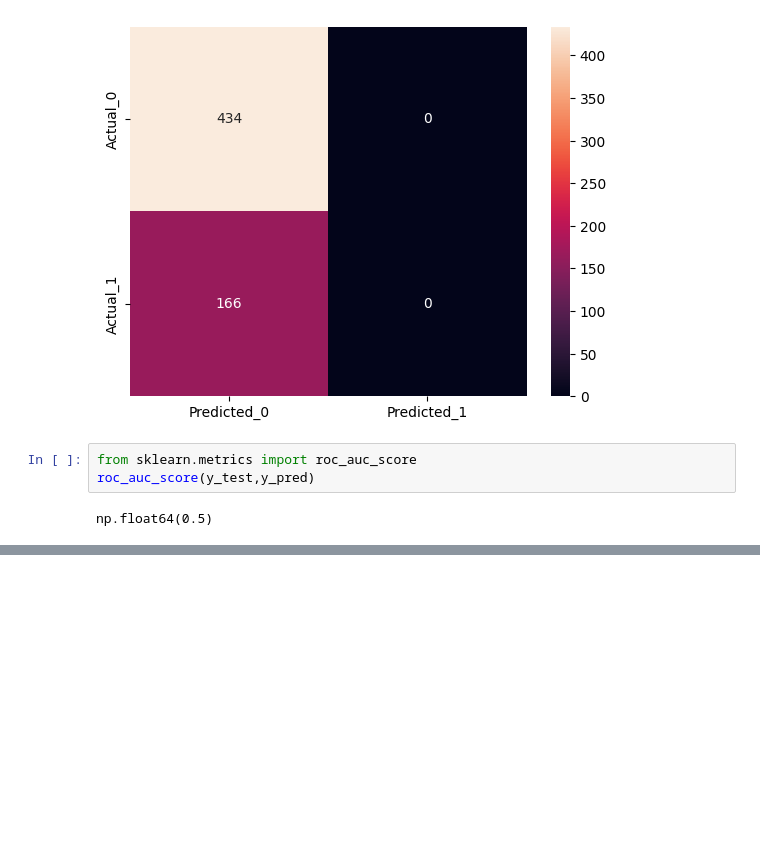
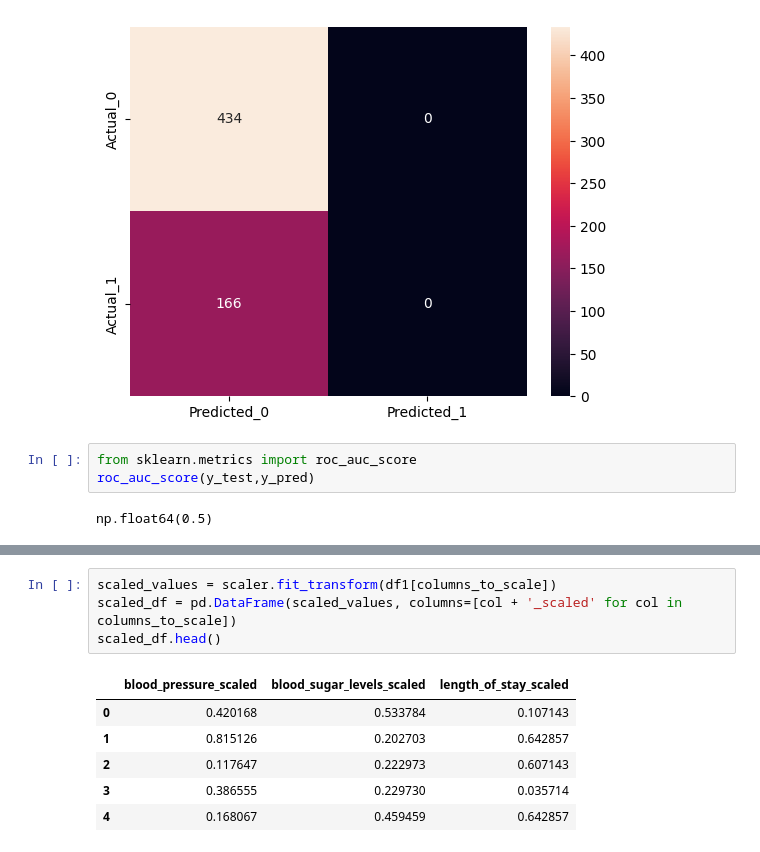
Before and after one commit to SibusisoTL/healthcare_startup_hospital_visits, a Jupyter notebook: hospitalvisits.ipynb, the cells around one changed output, grey strips where cells are left out. Cells and saved outputs as stored; diff of their text form; blank space fills up the shorter version.

```diff
--- a/hospitalvisits.ipynb
+++ b/hospitalvisits.ipynb
@@ -292,0 +324,11 @@ np.float64(0.5)
+# %%
+scaled_values = scaler.fit_transform(df1[columns_to_scale])
+scaled_df = pd.DataFrame(scaled_values, columns=[col + '_scaled' for col in columns_to_scale])
+scaled_df.head()
+# %% [output]
+|  | blood_pressure_scaled | blood_sugar_levels_scaled | length_of_stay_scaled |
+| 0 | 0.420168 | 0.533784 | 0.107143 |
+| 1 | 0.815126 | 0.202703 | 0.642857 |
+| 2 | 0.117647 | 0.222973 | 0.607143 |
+| 3 | 0.386555 | 0.229730 | 0.035714 |
+| 4 | 0.168067 | 0.459459 | 0.642857 |
```
Also changed, not shown: parts of 5 cells of this notebook.
